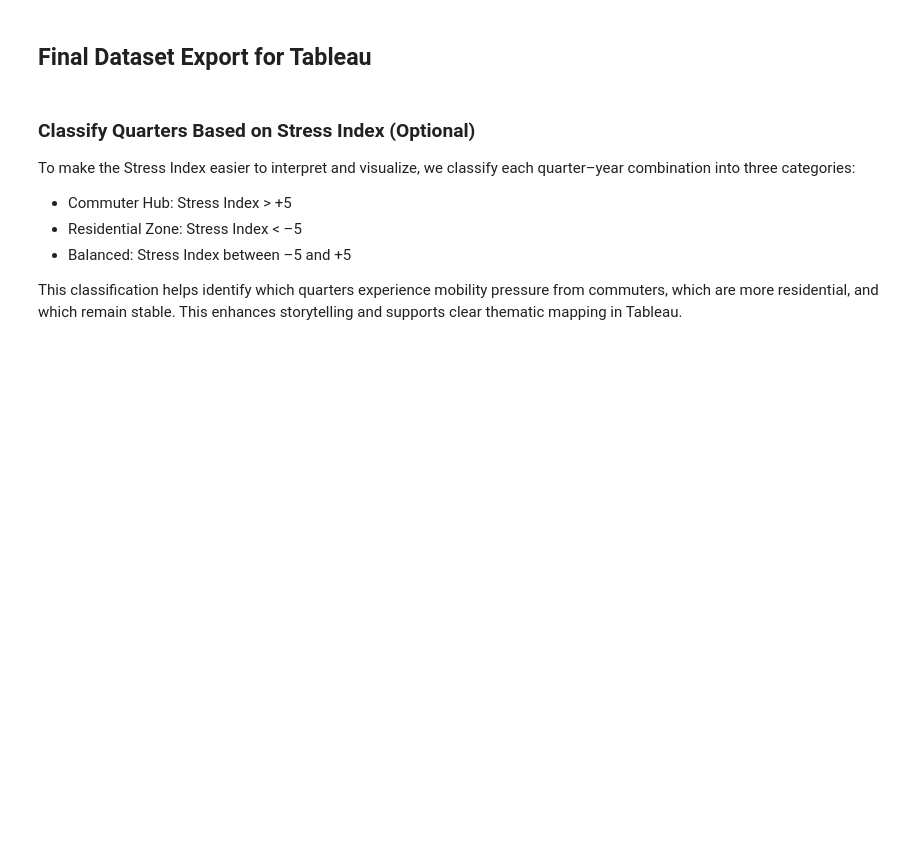
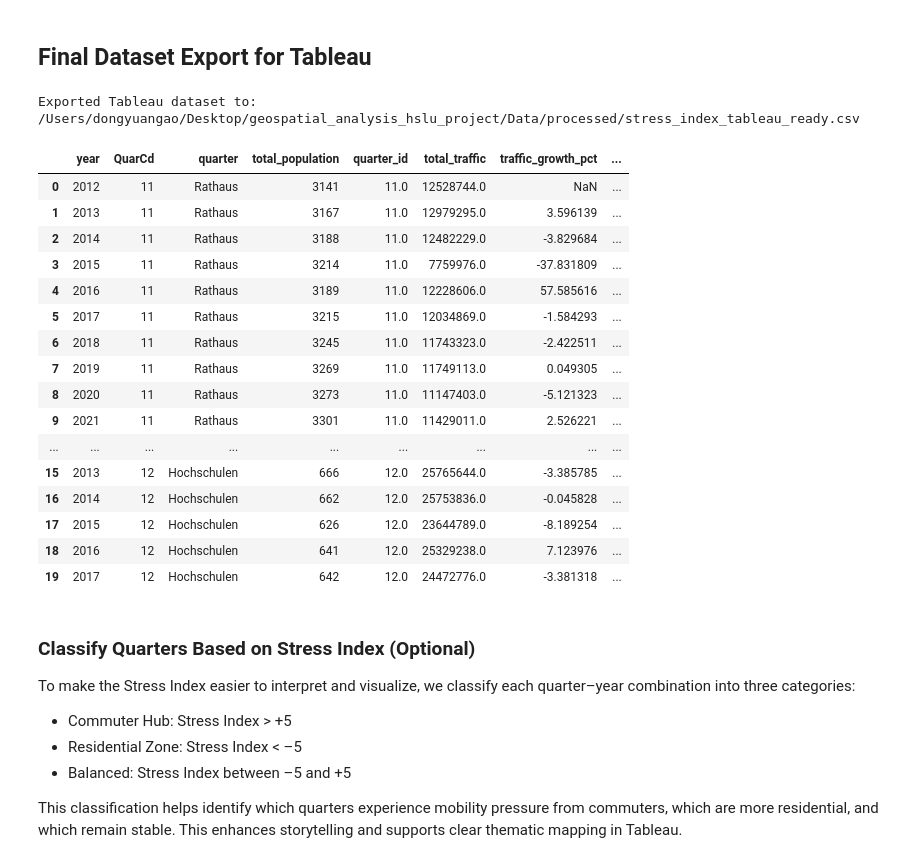
Before and after one commit to dydy2010/geospatial_analysis_hslu_group_project, a Jupyter notebook: GEO Data Analysis.ipynb, the cells around one changed output. Cells and saved outputs as stored; diff of their text form; code cells hidden in the pictures; blank space fills up the shorter version.

```diff
--- a/GEO Data Analysis.ipynb
+++ b/GEO Data Analysis.ipynb
@@ -1195,14 +1237,34 @@ traffic_pop_export = traffic_pop.rename(columns={
     "category": "category"
 })
 # %%
-export_path = BASE + "stress_index_tableau_ready.csv"
+export_path = PROC / "stress_index_tableau_ready.csv"
 
 traffic_pop_export.to_csv(export_path, index=False)
 
 print("Exported Tableau dataset to:", export_path)
+# %% [output]
+Exported Tableau dataset to: /Users/dongyuangao/Desktop/geospatial_analysis_hslu_project/Data/processed/stress_index_tableau_ready.csv
 # %%
-df_export = pd.read_csv(BASE + "stress_index_tableau_ready.csv")
+df_export = pd.read_csv(PROC / "stress_index_tableau_ready.csv")
 df_export.head(20)
+# %% [output]
+|  | year | QuarCd | quarter | total_population | quarter_id | total_traffic | traffic_growth_pct | ... |
+| 0 | 2012 | 11 | Rathaus | 3141 | 11.0 | 12528744.0 | NaN | ... |
+| 1 | 2013 | 11 | Rathaus | 3167 | 11.0 | 12979295.0 | 3.596139 | ... |
+| 2 | 2014 | 11 | Rathaus | 3188 | 11.0 | 12482229.0 | -3.829684 | ... |
+| 3 | 2015 | 11 | Rathaus | 3214 | 11.0 | 7759976.0 | -37.831809 | ... |
+| 4 | 2016 | 11 | Rathaus | 3189 | 11.0 | 12228606.0 | 57.585616 | ... |
+| 5 | 2017 | 11 | Rathaus | 3215 | 11.0 | 12034869.0 | -1.584293 | ... |
+| 6 | 2018 | 11 | Rathaus | 3245 | 11.0 | 11743323.0 | -2.422511 | ... |
+| 7 | 2019 | 11 | Rathaus | 3269 | 11.0 | 11749113.0 | 0.049305 | ... |
+| 8 | 2020 | 11 | Rathaus | 3273 | 11.0 | 11147403.0 | -5.121323 | ... |
+| 9 | 2021 | 11 | Rathaus | 3301 | 11.0 | 11429011.0 | 2.526221 | ... |
+| ... | ... | ... | ... | ... | ... | ... | ... | ... |
+| 15 | 2013 | 12 | Hochschulen | 666 | 12.0 | 25765644.0 | -3.385785 | ... |
+| 16 | 2014 | 12 | Hochschulen | 662 | 12.0 | 25753836.0 | -0.045828 | ... |
+| 17 | 2015 | 12 | Hochschulen | 626 | 12.0 | 23644789.0 | -8.189254 | ... |
+| 18 | 2016 | 12 | Hochschulen | 641 | 12.0 | 25329238.0 | 7.123976 | ... |
+| 19 | 2017 | 12 | Hochschulen | 642 | 12.0 | 24472776.0 | -3.381318 | ... |
 # %% [markdown]
 ### Classify Quarters Based on Stress Index (Optional)
 
```
Also changed, not shown: parts of 6 cells of this notebook.
